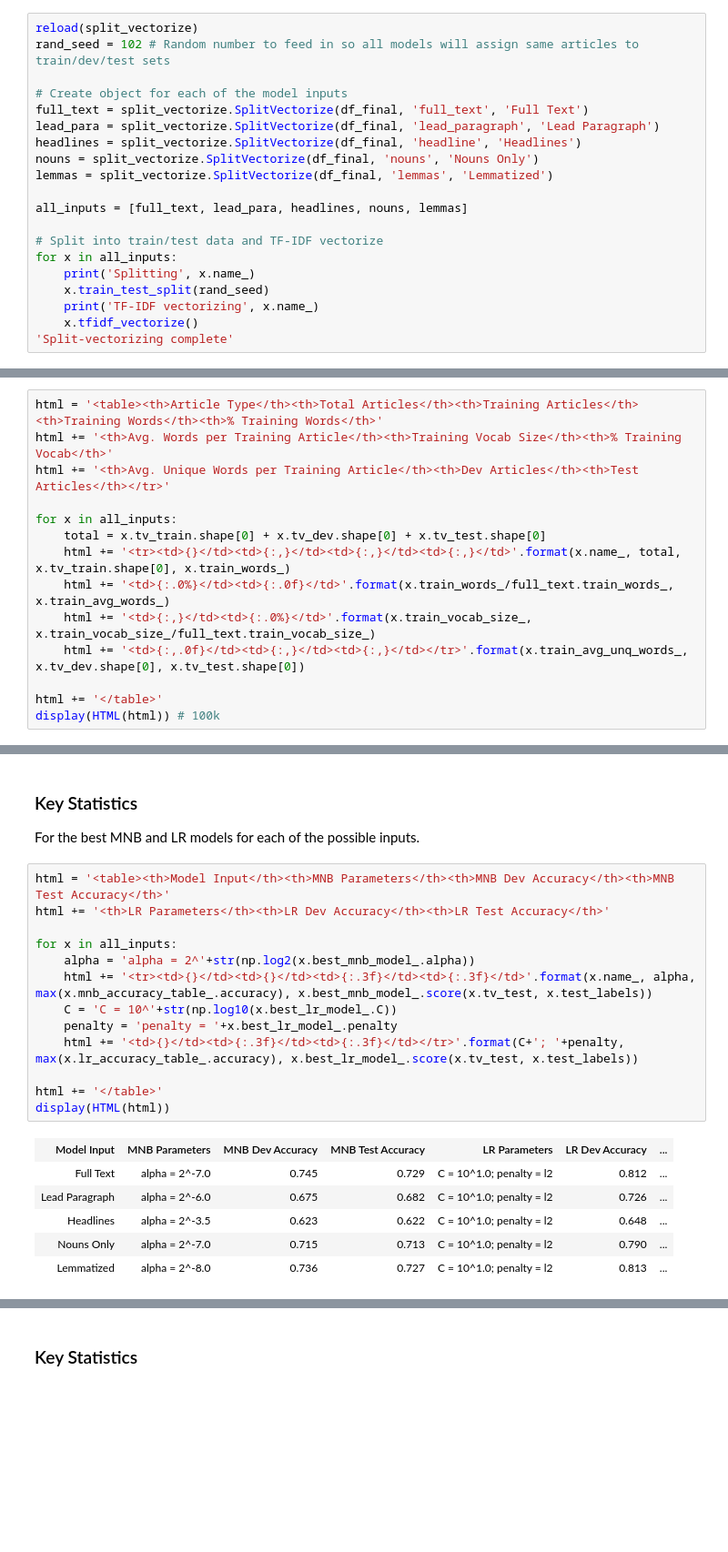
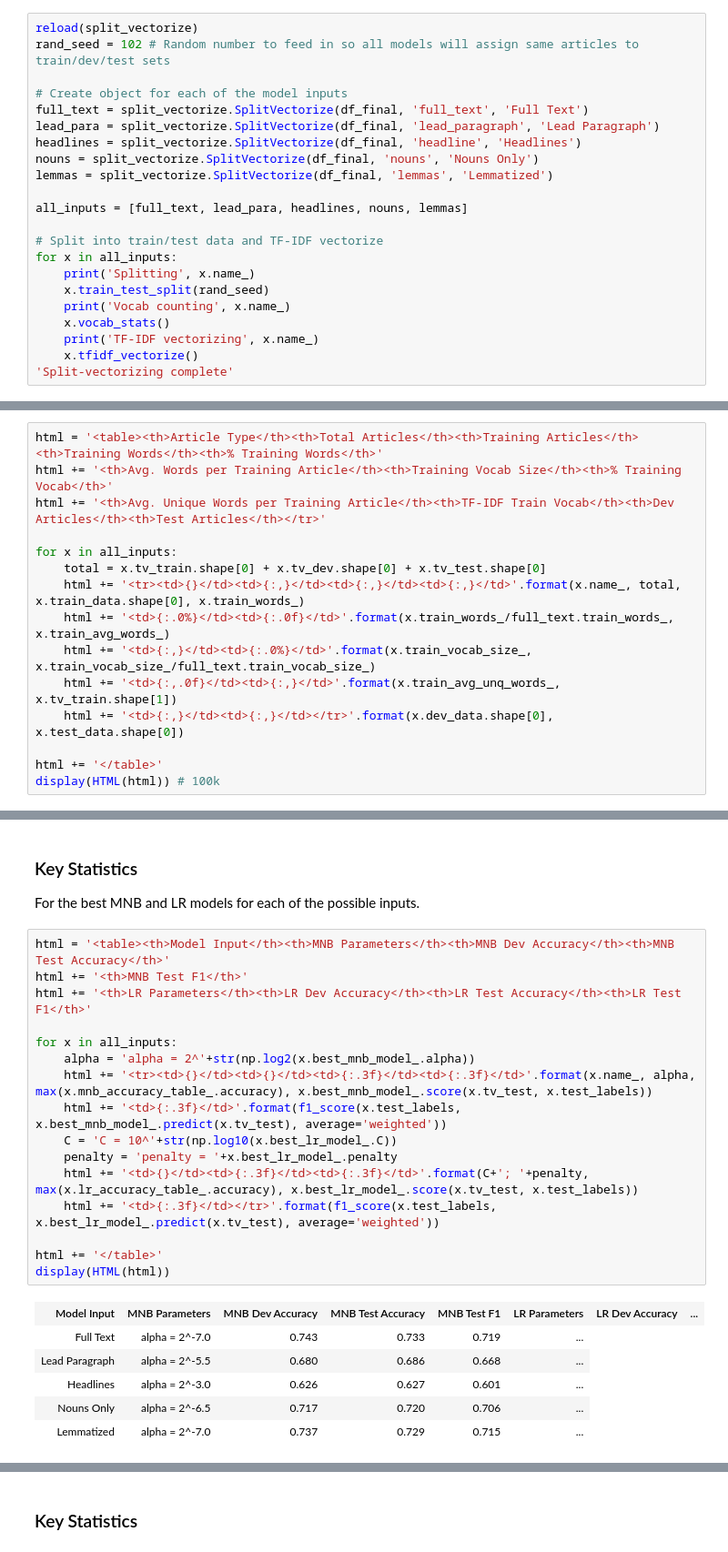
Before and after one commit to carmen16/news-article-topic-classification, a Jupyter notebook: Code_Walkthrough.ipynb, the cells around one changed output, grey strips where cells are left out. Shown at 91% size. Cells and saved outputs as stored; diff of their text form; blank space fills up the shorter version.

```diff
--- a/Code_Walkthrough.ipynb
+++ b/Code_Walkthrough.ipynb
@@ -130,6 +131,8 @@ all_inputs = [full_text, lead_para, headlines, nouns, lemmas]
 for x in all_inputs:
     print('Splitting', x.name_)
     x.train_test_split(rand_seed)
+    print('Vocab counting', x.name_)
+    x.vocab_stats()
     print('TF-IDF vectorizing', x.name_)
     x.tfidf_vectorize()
 'Split-vectorizing complete'
@@ -162,14 +174,15 @@ Key statistics for each type of data. Note the number of articles for each model
 # %%
 html = '<table><th>Article Type</th><th>Total Articles</th><th>Training Articles</th><th>Training Words</th><th>% Training Words</th>'
 html += '<th>Avg. Words per Training Article</th><th>Training Vocab Size</th><th>% Training Vocab</th>'
-html += '<th>Avg. Unique Words per Training Article</th><th>Dev Articles</th><th>Test Articles</th></tr>'
+html += '<th>Avg. Unique Words per Training Article</th><th>TF-IDF Train Vocab</th><th>Dev Articles</th><th>Test Articles</th></tr>'
 
 for x in all_inputs:
     total = x.tv_train.shape[0] + x.tv_dev.shape[0] + x.tv_test.shape[0]
-    html += '<tr><td>{}</td><td>{:,}</td><td>{:,}</td><td>{:,}</td>'.format(x.name_, total, x.tv_train.shape[0], x.train_words_)
+    html += '<tr><td>{}</td><td>{:,}</td><td>{:,}</td><td>{:,}</td>'.format(x.name_, total, x.train_data.shape[0], x.train_words_)
     html += '<td>{:.0%}</td><td>{:.0f}</td>'.format(x.train_words_/full_text.train_words_, x.train_avg_words_)
     html += '<td>{:,}</td><td>{:.0%}</td>'.format(x.train_vocab_size_, x.train_vocab_size_/full_text.train_vocab_size_)
-    html += '<td>{:,.0f}</td><td>{:,}</td><td>{:,}</td></tr>'.format(x.train_avg_unq_words_, x.tv_dev.shape[0], x.tv_test.shape[0])
+    html += '<td>{:,.0f}</td><td>{:,}</td>'.format(x.train_avg_unq_words_, x.tv_train.shape[1])
+    html += '<td>{:,}</td><td>{:,}</td></tr>'.format(x.dev_data.shape[0], x.test_data.shape[0])
 
 html += '</table>'
 display(HTML(html)) # 100k
@@ -271,22 +284,25 @@ lr.plot_accuracy(lr_tables)
 For the best MNB and LR models for each of the possible inputs.
 # %%
 html = '<table><th>Model Input</th><th>MNB Parameters</th><th>MNB Dev Accuracy</th><th>MNB Test Accuracy</th>'
-html += '<th>LR Parameters</th><th>LR Dev Accuracy</th><th>LR Test Accuracy</th>'
+html += '<th>MNB Test F1</th>'
+html += '<th>LR Parameters</th><th>LR Dev Accuracy</th><th>LR Test Accuracy</th><th>LR Test F1</th>'
 
 for x in all_inputs:
     alpha = 'alpha = 2^'+str(np.log2(x.best_mnb_model_.alpha))
     html += '<tr><td>{}</td><td>{}</td><td>{:.3f}</td><td>{:.3f}</td>'.format(x.name_, alpha, max(x.mnb_accuracy_table_.accuracy), x.best_mnb_model_.score(x.tv_test, x.test_labels))
+    html += '<td>{:.3f}</td>'.format(f1_score(x.test_labels, x.best_mnb_model_.predict(x.tv_test), average='weighted'))
     C = 'C = 10^'+str(np.log10(x.best_lr_model_.C))
     penalty = 'penalty = '+x.best_lr_model_.penalty
-    html += '<td>{}</td><td>{:.3f}</td><td>{:.3f}</td></tr>'.format(C+'; '+penalty, max(x.lr_accuracy_table_.accuracy), x.best_lr_model_.score(x.tv_test, x.test_labels))
+    html += '<td>{}</td><td>{:.3f}</td><td>{:.3f}</td>'.format(C+'; '+penalty, max(x.lr_accuracy_table_.accuracy), x.best_lr_model_.score(x.tv_test, x.test_labels))
+    html += '<td>{:.3f}</td></tr>'.format(f1_score(x.test_labels, x.best_lr_model_.predict(x.tv_test), average='weighted'))
 
 html += '</table>'
 display(HTML(html))
 # %% [output]
-| Model Input | MNB Parameters | MNB Dev Accuracy | MNB Test Accuracy | LR Parameters | LR Dev Accuracy | ... |
-| Full Text | alpha = 2^-7.0 | 0.745 | 0.729 | C = 10^1.0; penalty = l2 | 0.812 | ... |
-| Lead Paragraph | alpha = 2^-6.0 | 0.675 | 0.682 | C = 10^1.0; penalty = l2 | 0.726 | ... |
-| Headlines | alpha = 2^-3.5 | 0.623 | 0.622 | C = 10^1.0; penalty = l2 | 0.648 | ... |
-| Nouns Only | alpha = 2^-7.0 | 0.715 | 0.713 | C = 10^1.0; penalty = l2 | 0.790 | ... |
-| Lemmatized | alpha = 2^-8.0 | 0.736 | 0.727 | C = 10^1.0; penalty = l2 | 0.813 | ... |
+| Model Input | MNB Parameters | MNB Dev Accuracy | MNB Test Accuracy | MNB Test F1 | LR Parameters | LR Dev Accuracy | ... |
+| Full Text | alpha = 2^-7.0 | 0.743 | 0.733 | 0.719 | ... |
+| Lead Paragraph | alpha = 2^-5.5 | 0.680 | 0.686 | 0.668 | ... |
+| Headlines | alpha = 2^-3.0 | 0.626 | 0.627 | 0.601 | ... |
+| Nouns Only | alpha = 2^-6.5 | 0.717 | 0.720 | 0.706 | ... |
+| Lemmatized | alpha = 2^-7.0 | 0.737 | 0.729 | 0.715 | ... |
 # %% [markdown]
```
Also changed, not shown: parts of 13 cells of this notebook, 7 other files.
